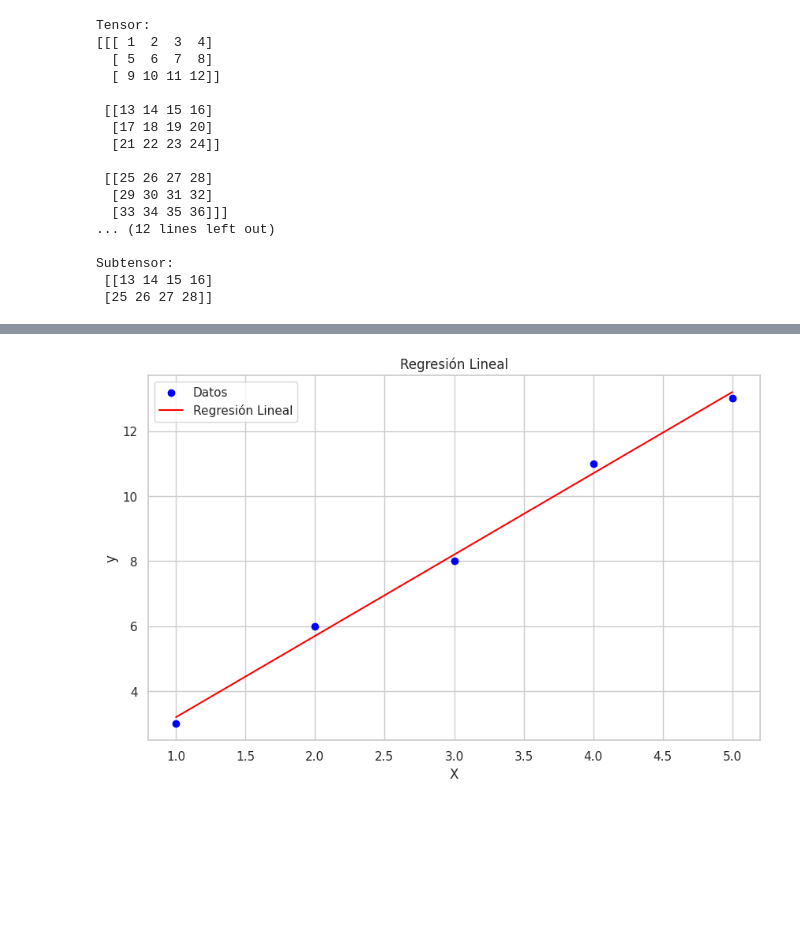
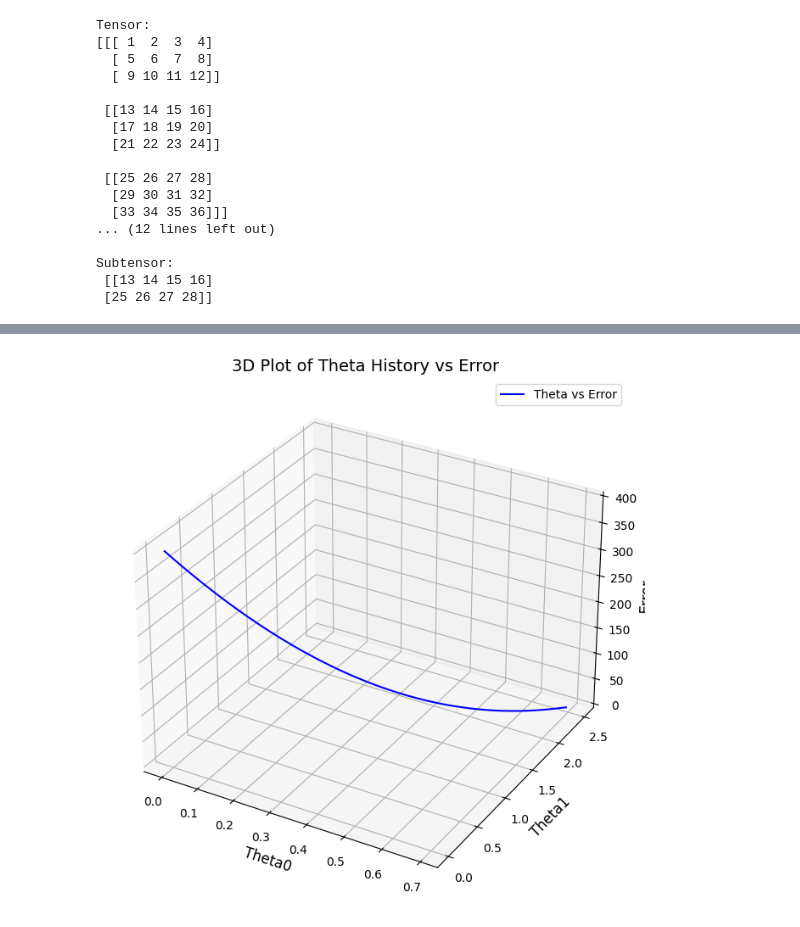
Before and after one commit to undelapaz-rnap-2025I/ejercicios-y-ejemplos-con-numpy-cristianvo74, a Jupyter notebook: rnap_2024_II_exercises_and_examples_numpy.ipynb, the cells around one changed output, grey strips where cells are left out. Saved outputs shown, nothing was run; the diff lists cells and outputs as text; code cells hidden in the pictures; blank space fills up the shorter version.

```diff
--- a/rnap_2024_II_exercises_and_examples_numpy.ipynb
+++ b/rnap_2024_II_exercises_and_examples_numpy.ipynb
@@ -86,14 +101,22 @@ theta1 = 2.5000
-# %%
-import matplotlib.pyplot as plt
-import seaborn as sns
-sns.set(style='whitegrid')
-plt.figure(figsize=(10, 6))
-plt.scatter(X[:, 1], y, color='blue', label='Datos')
-plt.plot(X[:, 1], X @ theta, color='red', label='Regresión Lineal')
-plt.title('Regresión Lineal')
-plt.xlabel('X')
-plt.ylabel('y')
-plt.legend()
-plt.show()
-# %% [output]
-[figure, removed]
+# %%
+# Convert theta_history to a NumPy array for easier manipulation
+theta_history = np.array(theta_history)
+
+# Create a 3D plot
+fig = plt.figure(figsize=(12, 8))
+ax = fig.add_subplot(111, projection='3d')
+
+# Plot theta0, theta1, and error
+ax.plot(theta_history[:, 0], theta_history[:, 1], error_history, label='Theta vs Error', color='blue')
+
+# Add labels and title
+ax.set_title('3D Plot of Theta History vs Error', fontsize=14)
+ax.set_xlabel('Theta0', fontsize=12)
+ax.set_ylabel('Theta1', fontsize=12)
+ax.set_zlabel('Error', fontsize=12)
+
+# Show legend and plot
+ax.legend()
+plt.show()
+# %% [output]
+[figure, added]
```
Also changed, not shown: parts of 6 cells of this notebook.
